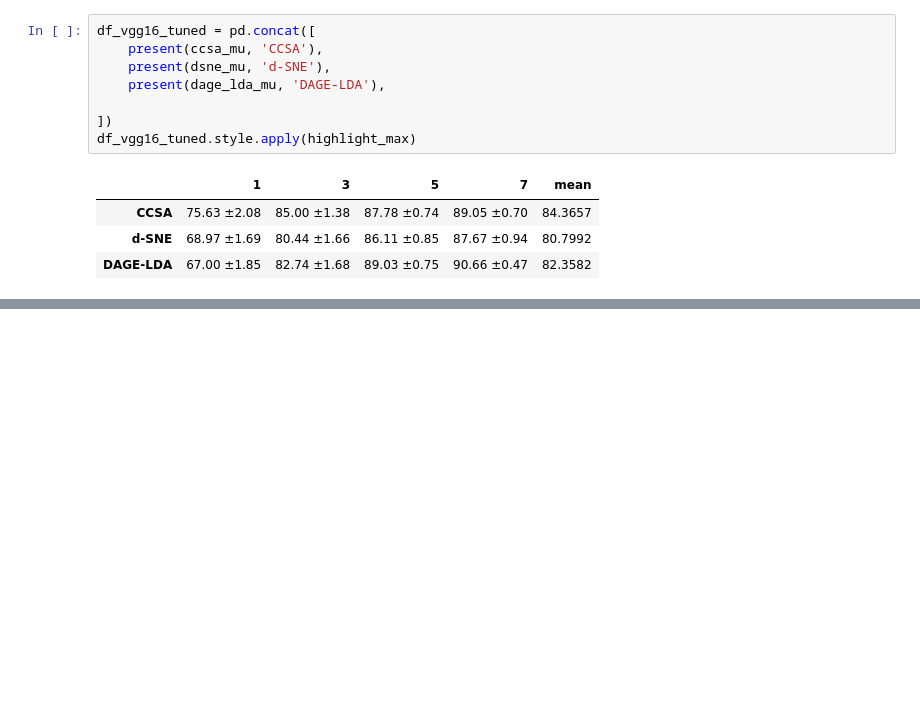
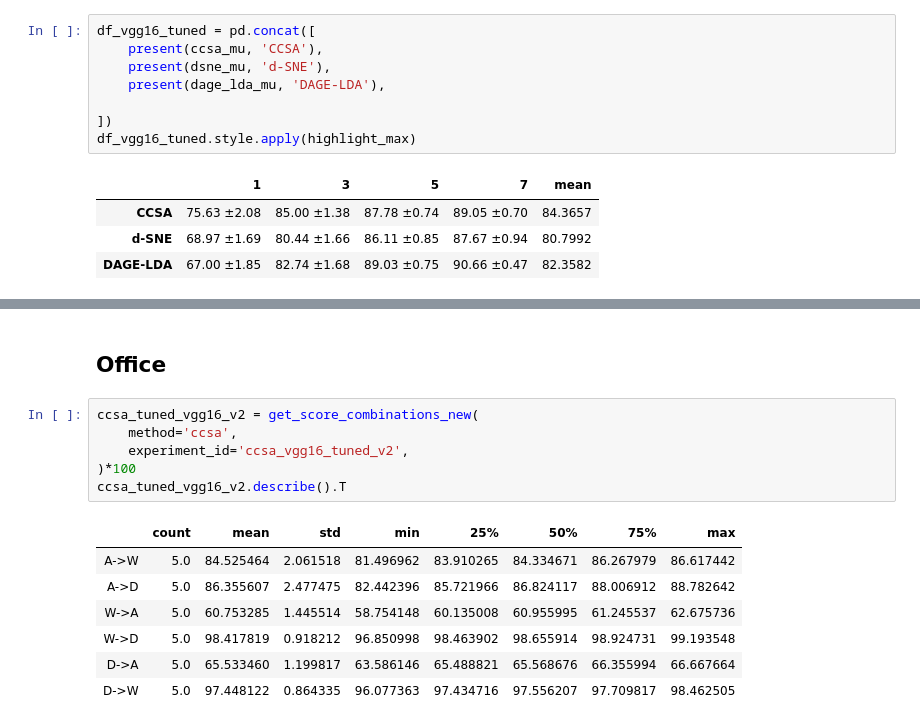
Before and after one commit to LukasHedegaard/dage, a Jupyter notebook: notebooks/test-eval.ipynb, the cells around one changed output, grey strips where cells are left out. Saved outputs shown, nothing was run; the diff lists cells and outputs as text; blank space fills up the shorter version.

Commit message:
update test eval with new office results

```diff
--- a/notebooks/test-eval.ipynb
+++ b/notebooks/test-eval.ipynb
@@ -507,0 +511,16 @@ df_vgg16_tuned.style.apply(highlight_max)
+# %% [markdown]
+## Office
+# %%
+ccsa_tuned_vgg16_v2 = get_score_combinations_new(
+    method='ccsa',
+    experiment_id='ccsa_vgg16_tuned_v2',
+)*100
+ccsa_tuned_vgg16_v2.describe().T
+# %% [output]
+|  | count | mean | std | min | 25% | 50% | 75% | max |
+| A->W | 5.0 | 84.525464 | 2.061518 | 81.496962 | 83.910265 | 84.334671 | 86.267979 | 86.617442 |
+| A->D | 5.0 | 86.355607 | 2.477475 | 82.442396 | 85.721966 | 86.824117 | 88.006912 | 88.782642 |
+| W->A | 5.0 | 60.753285 | 1.445514 | 58.754148 | 60.135008 | 60.955995 | 61.245537 | 62.675736 |
+| W->D | 5.0 | 98.417819 | 0.918212 | 96.850998 | 98.463902 | 98.655914 | 98.924731 | 99.193548 |
+| D->A | 5.0 | 65.533460 | 1.199817 | 63.586146 | 65.488821 | 65.568676 | 66.355994 | 66.667664 |
+| D->W | 5.0 | 97.448122 | 0.864335 | 96.077363 | 97.434716 | 97.556207 | 97.709817 | 98.462505 |
```
Also changed, not shown: parts of 5 cells of this notebook, 4 other files.
